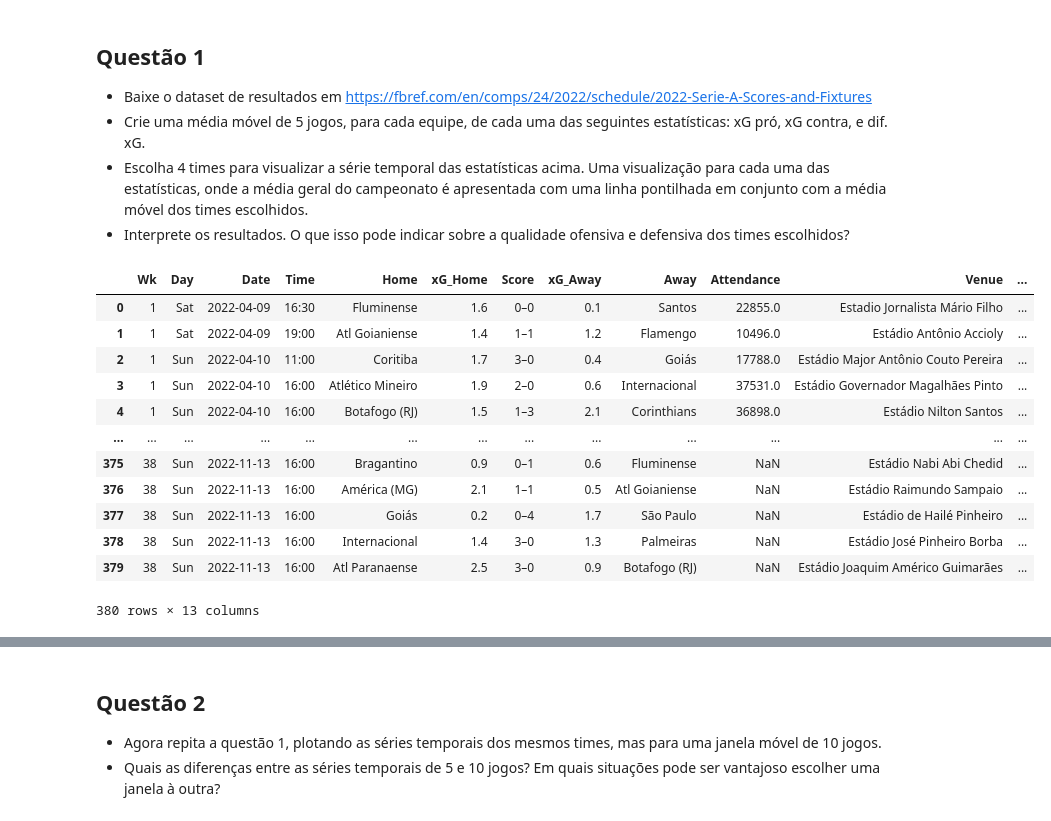
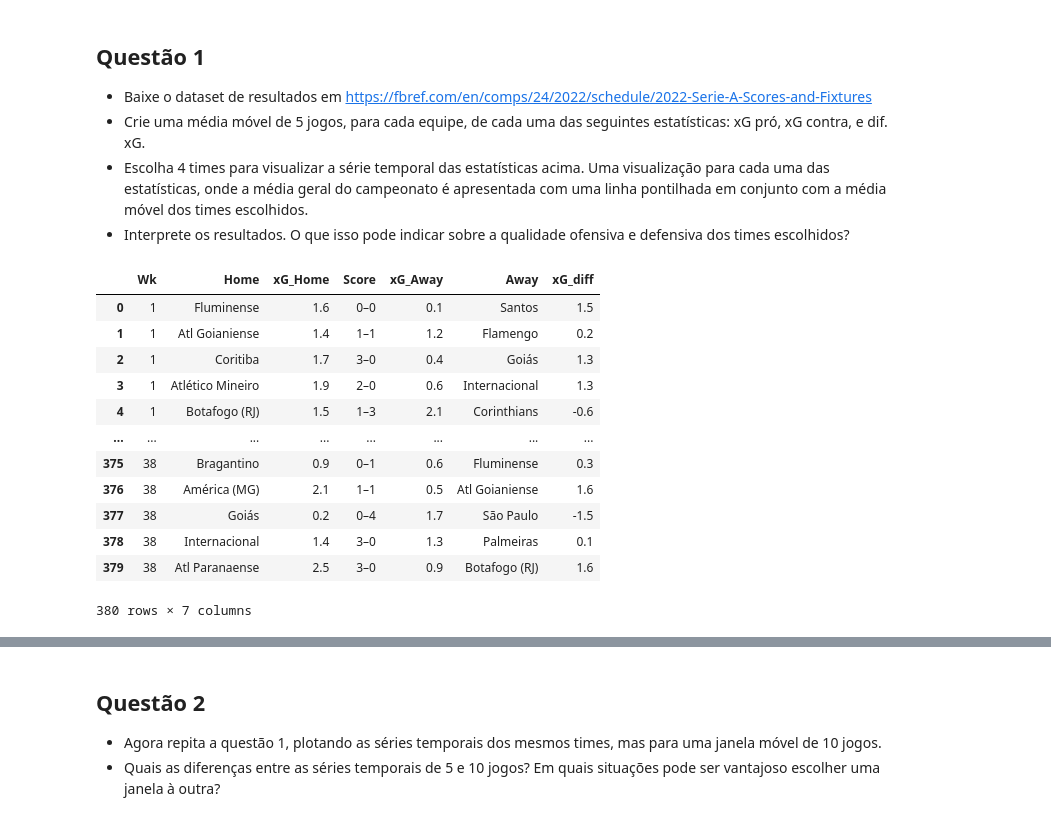
Before and after one commit to lframosferreira/soccer-analytics-notebooks, a Jupyter notebook: atv02/ativ_2.ipynb, the cells around one changed output, grey strips where cells are left out. Drawn from its saved outputs; the diff is of its cells as text; code cells hidden in the pictures.

```diff
--- a/atv02/ativ_2.ipynb
+++ b/atv02/ativ_2.ipynb
@@ -21,22 +23,22 @@ import warnings
 warnings.filterwarnings('ignore')
 # %%
 df: pd.DataFrame = pd.read_csv("../data/sportsref.csv")
-df.drop(columns=["Match Report", "Notes"], inplace=True)
+df.drop(columns=["Day", "Time", "Date", "Attendance", "Venue", "Referee", "Match Report", "Notes"], inplace=True)
 df.rename(columns={"xG": "xG_Home", "xG.1": "xG_Away"}, inplace=True)
 df["xG_diff"] = df["xG_Home"] - df["xG_Away"]
 df
 # %% [output]
-|  | Wk | Day | Date | Time | Home | xG_Home | Score | xG_Away | Away | Attendance | Venue | ... |
-| 0 | 1 | Sat | 2022-04-09 | 16:30 | Fluminense | 1.6 | 0–0 | 0.1 | Santos | 22855.0 | Estadio Jornalista Mário Filho | ... |
-| 1 | 1 | Sat | 2022-04-09 | 19:00 | Atl Goianiense | 1.4 | 1–1 | 1.2 | Flamengo | 10496.0 | Estádio Antônio Accioly | ... |
-| 2 | 1 | Sun | 2022-04-10 | 11:00 | Coritiba | 1.7 | 3–0 | 0.4 | Goiás | 17788.0 | Estádio Major Antônio Couto Pereira | ... |
-| 3 | 1 | Sun | 2022-04-10 | 16:00 | Atlético Mineiro | 1.9 | 2–0 | 0.6 | Internacional | 37531.0 | Estádio Governador Magalhães Pinto | ... |
-| 4 | 1 | Sun | 2022-04-10 | 16:00 | Botafogo (RJ) | 1.5 | 1–3 | 2.1 | Corinthians | 36898.0 | Estádio Nilton Santos | ... |
-| ... | ... | ... | ... | ... | ... | ... | ... | ... | ... | ... | ... | ... |
-| 375 | 38 | Sun | 2022-11-13 | 16:00 | Bragantino | 0.9 | 0–1 | 0.6 | Fluminense | NaN | Estádio Nabi Abi Chedid | ... |
-| 376 | 38 | Sun | 2022-11-13 | 16:00 | América (MG) | 2.1 | 1–1 | 0.5 | Atl Goianiense | NaN | Estádio Raimundo Sampaio | ... |
-| 377 | 38 | Sun | 2022-11-13 | 16:00 | Goiás | 0.2 | 0–4 | 1.7 | São Paulo | NaN | Estádio de Hailé Pinheiro | ... |
-| 378 | 38 | Sun | 2022-11-13 | 16:00 | Internacional | 1.4 | 3–0 | 1.3 | Palmeiras | NaN | Estádio José Pinheiro Borba | ... |
-| 379 | 38 | Sun | 2022-11-13 | 16:00 | Atl Paranaense | 2.5 | 3–0 | 0.9 | Botafogo (RJ) | NaN | Estádio Joaquim Américo Guimarães | ... |
+|  | Wk | Home | xG_Home | Score | xG_Away | Away | xG_diff |
+| 0 | 1 | Fluminense | 1.6 | 0–0 | 0.1 | Santos | 1.5 |
+| 1 | 1 | Atl Goianiense | 1.4 | 1–1 | 1.2 | Flamengo | 0.2 |
+| 2 | 1 | Coritiba | 1.7 | 3–0 | 0.4 | Goiás | 1.3 |
+| 3 | 1 | Atlético Mineiro | 1.9 | 2–0 | 0.6 | Internacional | 1.3 |
+| 4 | 1 | Botafogo (RJ) | 1.5 | 1–3 | 2.1 | Corinthians | -0.6 |
+| ... | ... | ... | ... | ... | ... | ... | ... |
+| 375 | 38 | Bragantino | 0.9 | 0–1 | 0.6 | Fluminense | 0.3 |
+| 376 | 38 | América (MG) | 2.1 | 1–1 | 0.5 | Atl Goianiense | 1.6 |
+| 377 | 38 | Goiás | 0.2 | 0–4 | 1.7 | São Paulo | -1.5 |
+| 378 | 38 | Internacional | 1.4 | 3–0 | 1.3 | Palmeiras | 0.1 |
+| 379 | 38 | Atl Paranaense | 2.5 | 3–0 | 0.9 | Botafogo (RJ) | 1.6 |
-380 rows × 13 columns
+380 rows × 7 columns
 # %%
```
Also changed, not shown: parts of 20 cells of this notebook, 1 other file.
